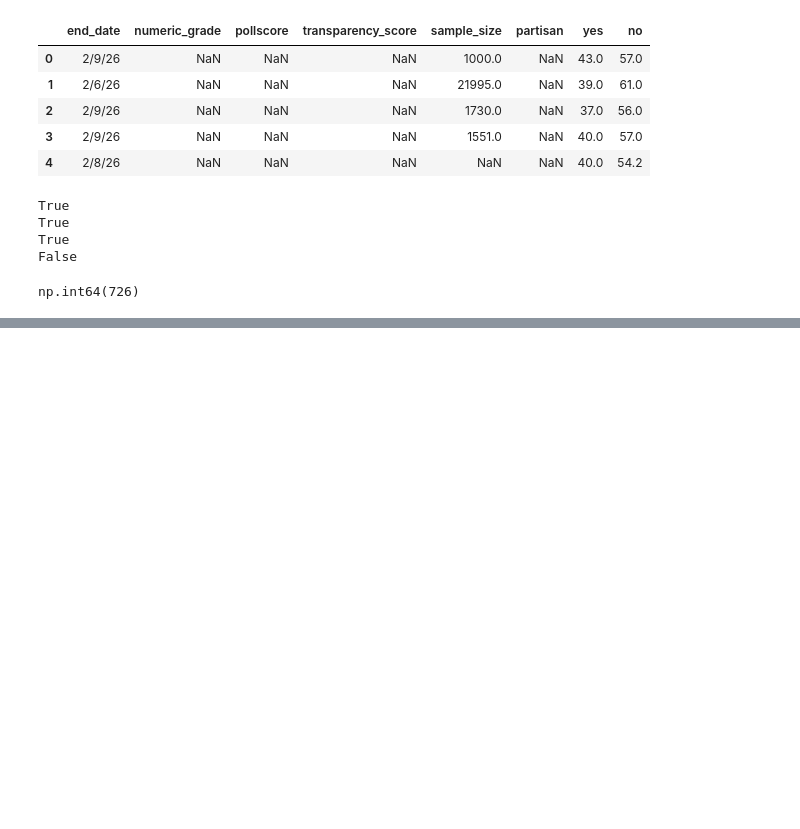
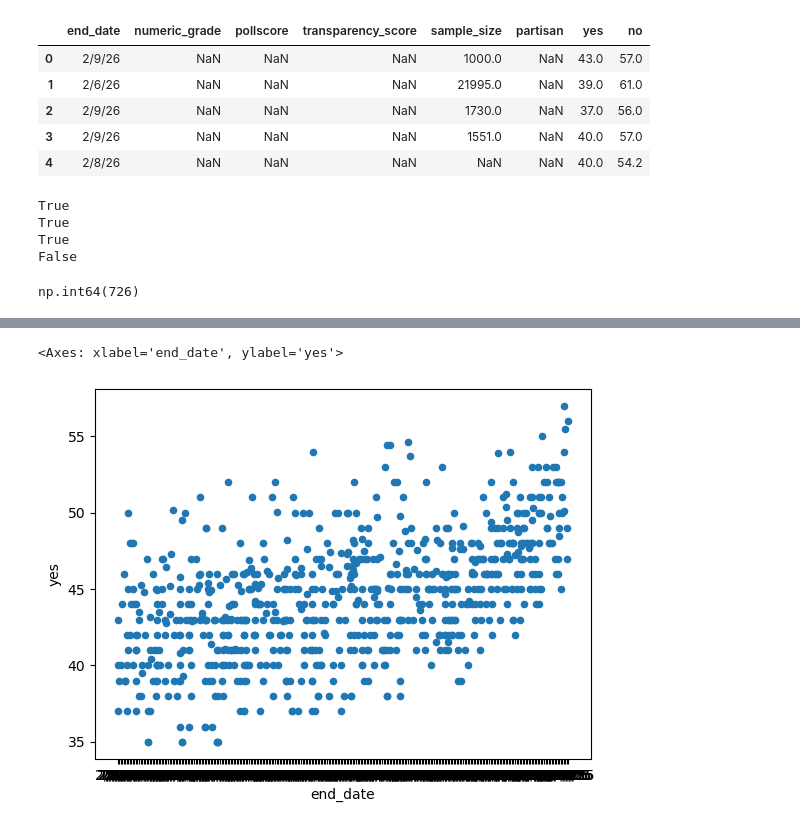
Before and after one commit to AriqRashid/election-signals, a Jupyter notebook: approval_dev.ipynb, the cells around one changed output, grey strips where cells are left out. Saved outputs shown, nothing was run; the diff lists cells and outputs as text; code cells hidden in the pictures; blank space fills up the shorter version.

```diff
--- a/approval_dev.ipynb
+++ b/approval_dev.ipynb
@@ -91,0 +98,5 @@ table_one
+# %%
+df.plot.scatter(x='end_date', y = 'yes')
+# %% [output]
+<Axes: xlabel='end_date', ylabel='yes'>
+[figure, added]
```
Also changed, not shown: parts of 4 cells of this notebook.
